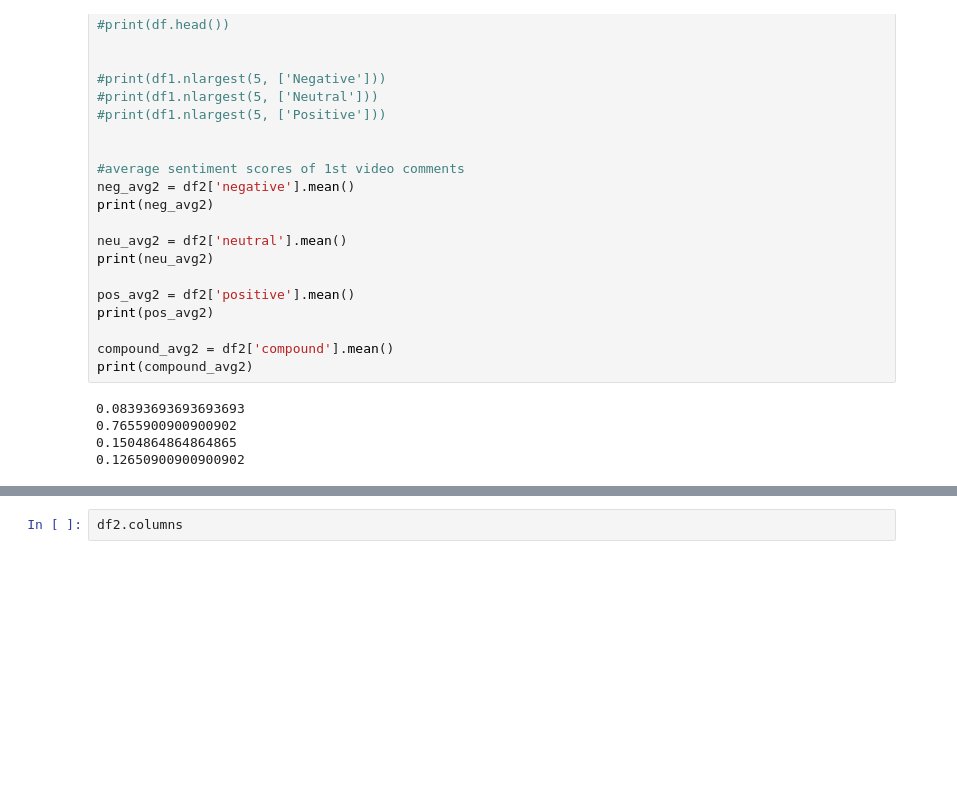
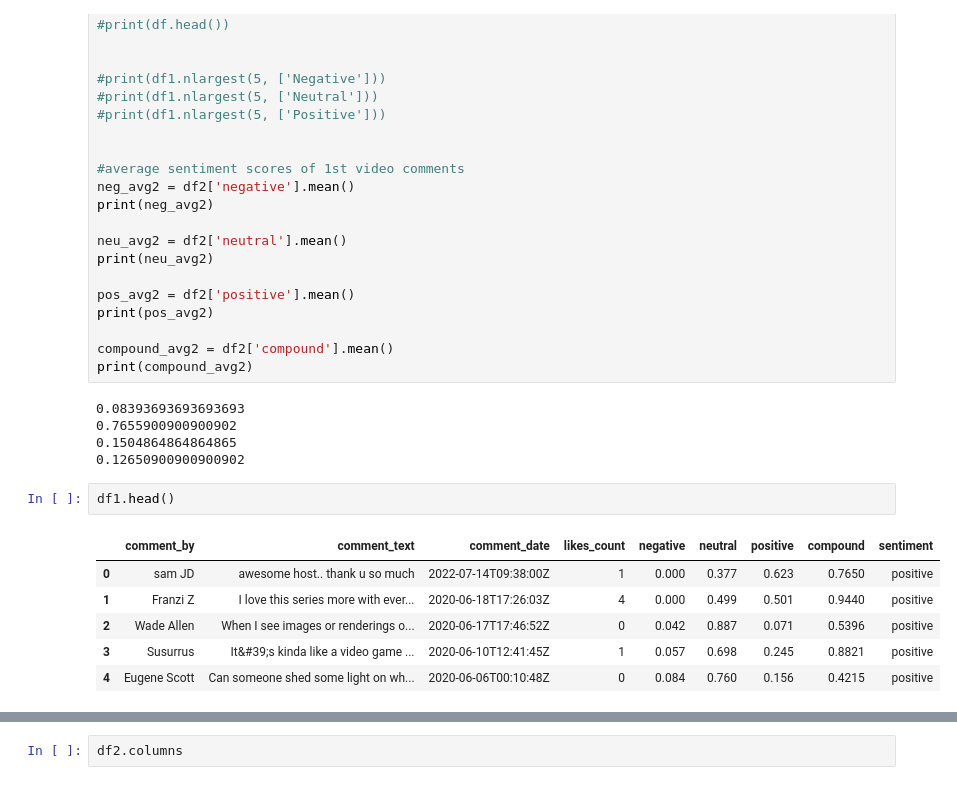
Before and after one commit to awaubreyw/aubrey_dissertation, a Jupyter notebook: src/get_sentiment_vader.ipynb, the cells around one changed output, grey strips where cells are left out. Cells and saved outputs as stored; diff of their text form; blank space fills up the shorter version.

```diff
--- a/src/get_sentiment_vader.ipynb
+++ b/src/get_sentiment_vader.ipynb
@@ -241,3 +242,12 @@ print(compound_avg2)
 0.7655900900900902
 0.1504864864864865
 0.12650900900900902
+# %%
+df1.head()
+# %% [output]
+|  | comment_by | comment_text | comment_date | likes_count | negative | neutral | positive | compound | sentiment |
+| 0 | sam JD | awesome host.. thank u so much | 2022-07-14T09:38:00Z | 1 | 0.000 | 0.377 | 0.623 | 0.7650 | positive |
+| 1 | Franzi Z | I love this series more with ever... | 2020-06-18T17:26:03Z | 4 | 0.000 | 0.499 | 0.501 | 0.9440 | positive |
+| 2 | Wade Allen | When I see images or renderings o... | 2020-06-17T17:46:52Z | 0 | 0.042 | 0.887 | 0.071 | 0.5396 | positive |
+| 3 | Susurrus | It&#39;s kinda like a video game ... | 2020-06-10T12:41:45Z | 1 | 0.057 | 0.698 | 0.245 | 0.8821 | positive |
+| 4 | Eugene Scott | Can someone shed some light on wh... | 2020-06-06T00:10:48Z | 0 | 0.084 | 0.760 | 0.156 | 0.4215 | positive |
```
Also changed, not shown: parts of 10 cells of this notebook, 1 other file.
